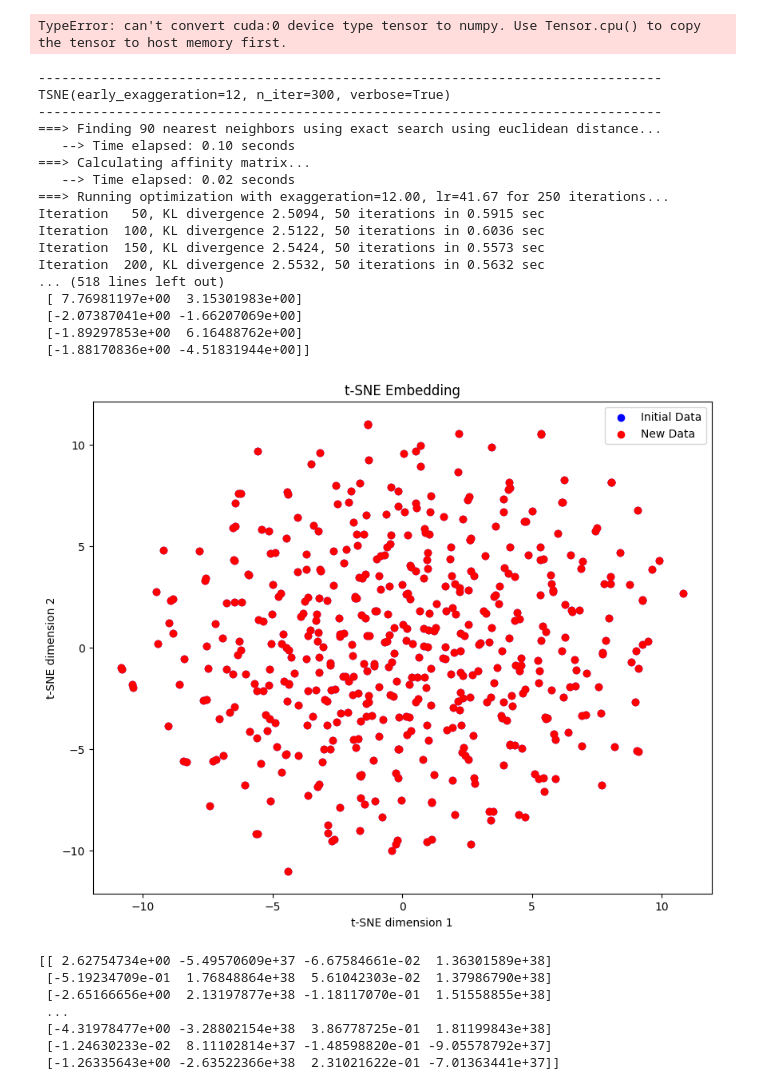
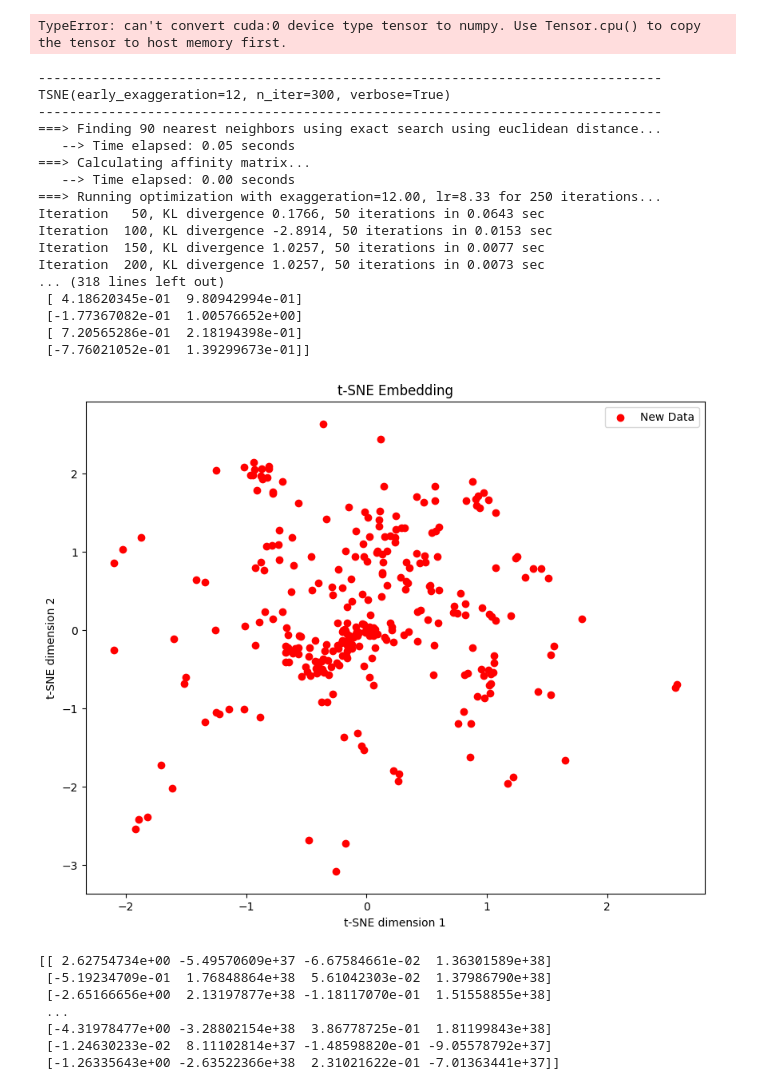
Before and after one commit to matthjs/BachelorProject, a Jupyter notebook: notebooks/tsnetest.ipynb, the cells around one changed output. Cells and saved outputs as stored; diff of their text form; code cells hidden in the pictures.

```diff
--- a/notebooks/tsnetest.ipynb
+++ b/notebooks/tsnetest.ipynb
@@ -56,50 +56,50 @@ from openTSNE import TSNE
 from openTSNE import initialization
 
 # Initialize a NumPy array
-initial_data = np.random.randn(500, 50)  # Initial 500 samples, 50 features
+initial_data = np.random.randn(100, 50)  # Initial 500 samples, 50 features
 
 # Initialize t-SNE
 tsne = TSNE(perplexity=30, n_iter=300, verbose=True)
 init = initialization.pca(initial_data)
 embedding = tsne.fit(initial_data, initialization=init)
 
 # Incrementally add new data points
-new_data = np.random.randn(100, 50)  # New 100 samples, 50 features
-embedding.transform(new_data, n_iter=200)
+new_data = np.random.randn(300, 50)  # New 100 samples, 50 features
+embedding = embedding.transform(new_data, n_iter=200)
 
 # The final embedding is a NumPy array
 final_embedding = embedding
 
 print(final_embedding)
 
 # Plot the initial embedding
 plt.figure(figsize=(10, 8))
 # plt.scatter(embedding[:, 0], embedding[:, 1], c='blue', label='Initial Data')
 plt.scatter(final_embedding[:, 0], final_embedding[:, 1], c='red', label='New Data')
 plt.title('t-SNE Embedding')
 plt.xlabel('t-SNE dimension 1')
 plt.ylabel('t-SNE dimension 2')
 plt.legend()
 plt.show()
 # %% [output]
 --------------------------------------------------------------------------------
 TSNE(early_exaggeration=12, n_iter=300, verbose=True)
 --------------------------------------------------------------------------------
 ===> Finding 90 nearest neighbors using exact search using euclidean distance...
-   --> Time elapsed: 0.10 seconds
+   --> Time elapsed: 0.05 seconds
 ===> Calculating affinity matrix...
-   --> Time elapsed: 0.02 seconds
-===> Running optimization with exaggeration=12.00, lr=41.67 for 250 iterations...
-Iteration   50, KL divergence 2.5094, 50 iterations in 0.5915 sec
-Iteration  100, KL divergence 2.5122, 50 iterations in 0.6036 sec
-Iteration  150, KL divergence 2.5424, 50 iterations in 0.5573 sec
-Iteration  200, KL divergence 2.5532, 50 iterations in 0.5632 sec
-... (518 lines left out)
- [ 7.76981197e+00  3.15301983e+00]
- [-2.07387041e+00 -1.66207069e+00]
- [-1.89297853e+00  6.16488762e+00]
- [-1.88170836e+00 -4.51831944e+00]]
+   --> Time elapsed: 0.00 seconds
+===> Running optimization with exaggeration=12.00, lr=8.33 for 250 iterations...
+Iteration   50, KL divergence 0.1766, 50 iterations in 0.0643 sec
+Iteration  100, KL divergence -2.8914, 50 iterations in 0.0153 sec
+Iteration  150, KL divergence 1.0257, 50 iterations in 0.0077 sec
+Iteration  200, KL divergence 1.0257, 50 iterations in 0.0073 sec
+... (318 lines left out)
+ [ 4.18620345e-01  9.80942994e-01]
+ [-1.77367082e-01  1.00576652e+00]
+ [ 7.20565286e-01  2.18194398e-01]
+ [-7.76021052e-01  1.39299673e-01]]
-[figure, old version]
+[figure, new version]
 # %%
 import gymnasium as gym
 import numpy as np
```
Also changed, not shown: parts of 5 cells of this notebook, 34 other files.
